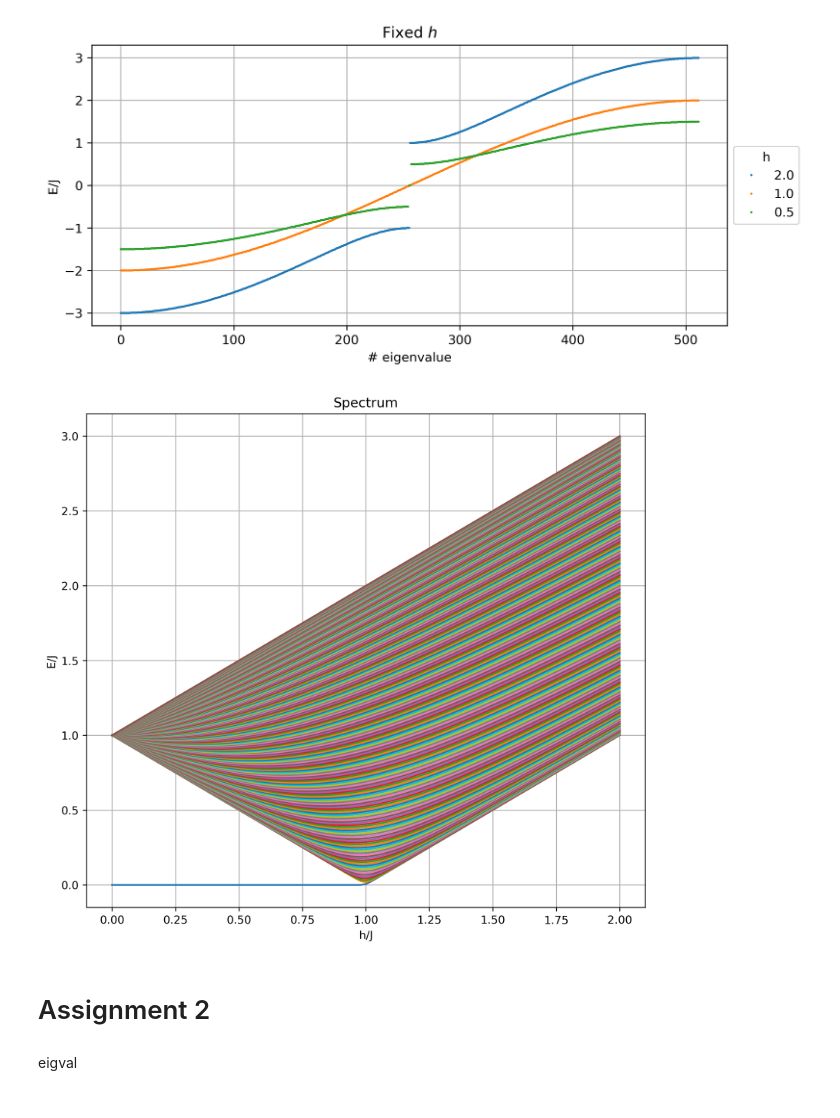
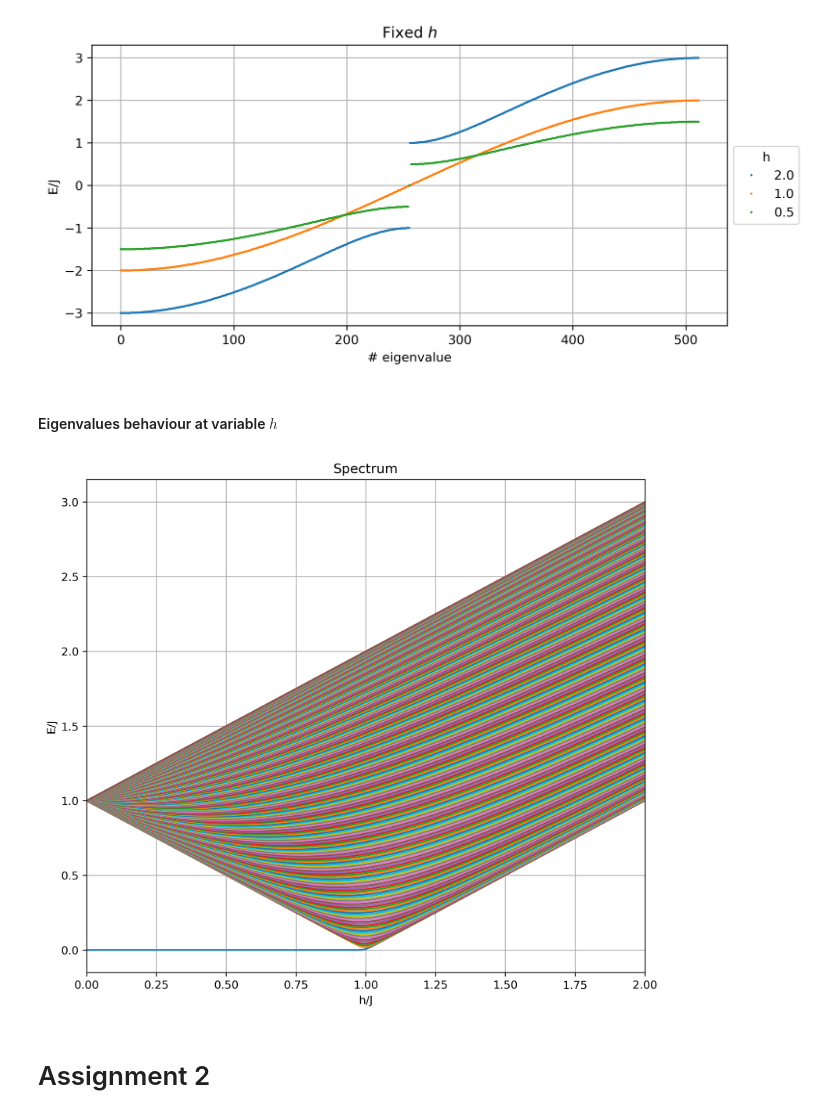
Before and after one commit to RiccardoAndreoni/QIC_HO, a Jupyter notebook: Assignments.ipynb, the cells around one changed output. Drawn from its saved outputs; the diff is of its cells as text; code cells hidden in the pictures.

```diff
--- a/Assignments.ipynb
+++ b/Assignments.ipynb
@@ -102,41 +134,54 @@ for i,h in enumerate(h_s):
     E[i] = np.sort(e)/J
 # %%
-# Plot
+### Fixed h: plot
 fig = plt.figure(figsize=(9, 4), dpi=300)
 ax = fig.add_subplot(1, 1, 1)
 ax.set_title(r"Fixed $h$")
 plt.xlabel(r"# eigenvalue")
 plt.ylabel(r"E/J")
-for i in range(len(h_s)):
-    plt.plot(np.arange(2*L), E[i], ".", markersize = 1.5, label = str(h_s[i]))
+for i in range(len(hs)):
+    plt.plot(np.arange(len(E[i])), E[i], ".", markersize = 1.5, label = str(hs[i]))
 plt.grid()
 ax.legend(title = "h", loc = "center left", bbox_to_anchor = (1, .5))
 plt.show()
 # %% [output]
 [figure]
+# %% [markdown]
+#### Eigenvalues behaviour at variable $h$
 # %%
-### Variable h ###
+### Variable h: spectrum
 
-N_h = 101
-h_s = np.linspace(0., 2., N_h)
+L = 256
+J = 1.
+x = 1
 
-E = np.ndarray((len(h_s), 2*L))
+PBC = False
+p = 0
 
-for i,h in enumerate(h_s):
-    e = spectrum(h, PBC, p)
+Nh = 101
+hs = np.linspace(0., 2., Nh)
+
+#####################################
+
+E = np.ndarray((len(hs), 2*L))
+
+for i,h in enumerate(hs):
+    e = spectrum(L, (J, h, x), PBC, p)
     E[i] = np.sort(e)/J
 # %%
-# Plot
+### Variable h: plot
+
 fig = plt.figure(figsize=(9, 8), dpi=300)
 ax = fig.add_subplot(1, 1, 1)
 ax.set_title(r"Spectrum")
 ax.set_xlabel(r"h/J")
 ax.set_ylabel(r"E/J")
+ax.set_xlim(0, 2)
 plt.grid()
 for i in range(L, 2*L):
-    plt.plot(h_s/J, E[:,i], "-", markersize = .7)
+    plt.plot(hs/J, E[:,i], "-", markersize = .7)
 plt.show()
 # %% [output]
-[figure, old version]
+[figure, new version]
 # %% [markdown]
 # Assignment 2
@@ -154,3 +188 @@ eigval, eigvec = Diagonalize(h, False, 0)
-# %% [markdown]
-eigval
 # %%
```
Also changed, not shown: parts of 12 cells of this notebook.
